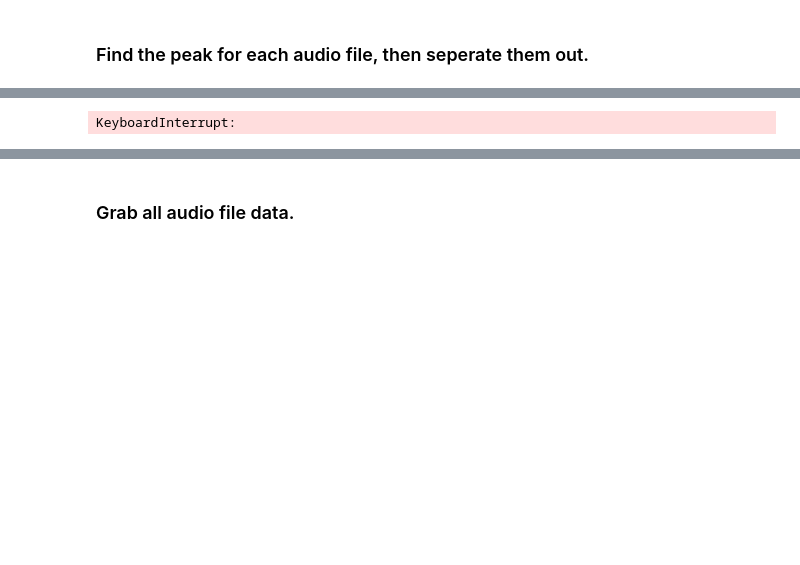
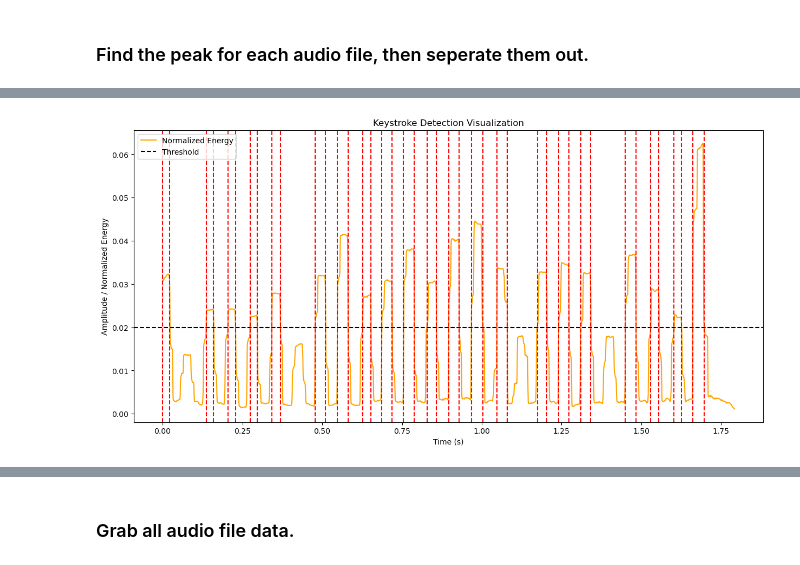
Before and after one commit to bsaleh524/keyboard_recorder, a Jupyter notebook: preprocessing/new_exploration.ipynb, the cells around one changed output, grey strips where cells are left out. Saved outputs shown, nothing was run; the diff lists cells and outputs as text; code cells hidden in the pictures; blank space fills up the shorter version.

```diff
--- a/preprocessing/new_exploration.ipynb
+++ b/preprocessing/new_exploration.ipynb
@@ -227,65 +227,68 @@ def calculate_energy(y, sr):
     # Calculate energy
     energy = np.sum(stft_result**2, axis=0)
 
     # Normalize energy
     energy = energy / np.max(energy)
 
     return energy
 
 def sliding_window_average(energy, window_size):
     averaged_energy = np.convolve(energy, np.ones(window_size)/window_size, mode='same')
     return averaged_energy
 
-def extract_keystrokes(audio_path, threshold, output_dir, desired_files=25, window_size=50):
-    # Load audio file
+def extract_keystrokes(audio_path, threshold, output_dir, window_size=50):
     y, sr = librosa.load(audio_path, sr=None)
-
-    # Calculate energy
     energy = calculate_energy(y, sr)
-
-    # Detect keystrokes
-    keystroke_indices = np.where(energy > threshold)[0]
-
-    # Apply sliding window average
     averaged_energy = sliding_window_average(energy, window_size)
 
-    # Ignore indices that are within 0.2 seconds of a previously detected peak
-    time_threshold_frames = int(0.2 * sr / librosa.frames_to_samples(1))
-    filtered_keystroke_indices = []
-    for idx in keystroke_indices:
-        if len(filtered_keystroke_indices) == 0 or (idx - filtered_keystroke_indices[-1]) > time_threshold_frames:
-            filtered_keystroke_indices.append(idx)
+    keystroke_indices = np.where(averaged_energy > threshold)[0]
 
-    # Group keystroke pairs
-    # keystroke_pairs = []
-    # i = 0
-    # while i < len(filtered_keystroke_indices) - 1:
-    #     start_idx = filtered_keystroke_indices[i]
-    #     end_idx = filtered_keystroke_indices[i + 1]
-    #     keystroke_pairs.append((start_idx, end_idx))
-    #     i += 2
+    keystroke_events = []
+    if len(keystroke_indices) > 0:
+        start_idx = keystroke_indices[0]
+        for i in range(1, len(keystroke_indices)):
+            if keystroke_indices[i] - keystroke_indices[i-1] > 1:
+                end_idx = keystroke_indices[i-1]
+                keystroke_events.append((start_idx, end_idx))
+                start_idx = keystroke_indices[i]
+        keystroke_events.append((start_idx, keystroke_indices[-1]))
 
-    # Save individual keystroke audio files
     if not os.path.exists(output_dir):
         os.makedirs(output_dir)
 
-    for i, (start_idx, end_idx) in enumerate(filtered_keystroke_indices[:desired_files]):
-    # for i, (start_idx, end_idx) in enumerate(keystroke_pairs[:desired_files]):
-        start_sample = librosa.frames_to_samples(start_idx)
-        end_sample = librosa.frames_to_samples(end_idx + 1)
+    # for i, (start_frame, end_frame) in enumerate(keystroke_events):
+    #     start_sample = librosa.frames_to_samples(start_frame)
+    #     end_sample = librosa.frames_to_samples(end_frame + 1)
 
-        keystroke_audio = y[start_sample:end_sample]
-        output_path = os.path.join(output_dir, f'keystroke_{i}.wav')
-        sf.write(output_path, keystroke_audio, sr)
-        print(f'Saved keystroke {i} to {output_path}')
+    #     keystroke_audio = y[start_sample:end_sample]
+    #     output_path = os.path.join(output_dir, f'keystroke_{i}.wav')
+    #     sf.write(output_path, keystroke_audio, sr)
+    #     print(f'Saved keystroke {i} to {output_path}')
+
+    # Plot for visualization
+    time = np.linspace(0, len(y) / sr, len(y))
+    frames_time = np.linspace(0, len(energy) * window_size / sr, len(energy))
+
+    plt.figure(figsize=(15, 7))
+    # plt.plot(time, y, label='Audio Signal')
+    plt.plot(frames_time, averaged_energy, label='Normalized Energy', color='orange')
+    plt.axhline(y=threshold, color='black', linestyle='--', label='Threshold')
+    for start_frame, end_frame in keystroke_events:
+        plt.axvline(x=start_frame * window_size / sr, color='red', linestyle='--')
+        plt.axvline(x=end_frame * window_size / sr, color='red', linestyle='--')
+    plt.xlabel('Time (s)')
+    plt.ylabel('Amplitude / Normalized Energy')
+    plt.legend()
+    plt.title('Keystroke Detection Visualization')
+    plt.show()
 
 # Example usage
 # Example usage
 audio_path = 'E_25_presses_modified.wav'
-threshold = 0.05  # Adjust this threshold based on your data
+threshold = 0.02  # Adjust this threshold based on your data
 output_dir = 'new_files_test'
 
 # Extract keystrokes with the chosen threshold
-extract_keystrokes(audio_path, threshold, output_dir)
+extract_keystrokes(audio_path, threshold, output_dir, window_size=40)
 # %% [output]
-KeyboardInterrupt:
+[figure, added]
```
Also changed, not shown: parts of 4 cells of this notebook.
